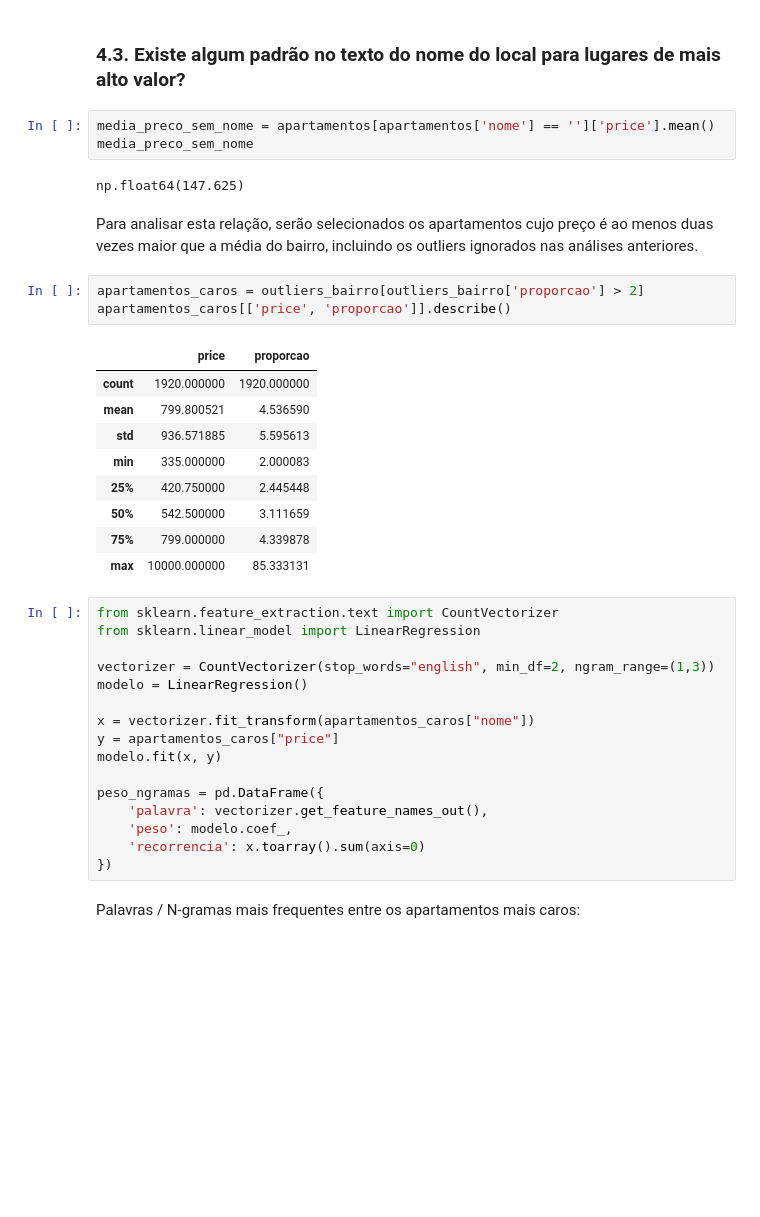
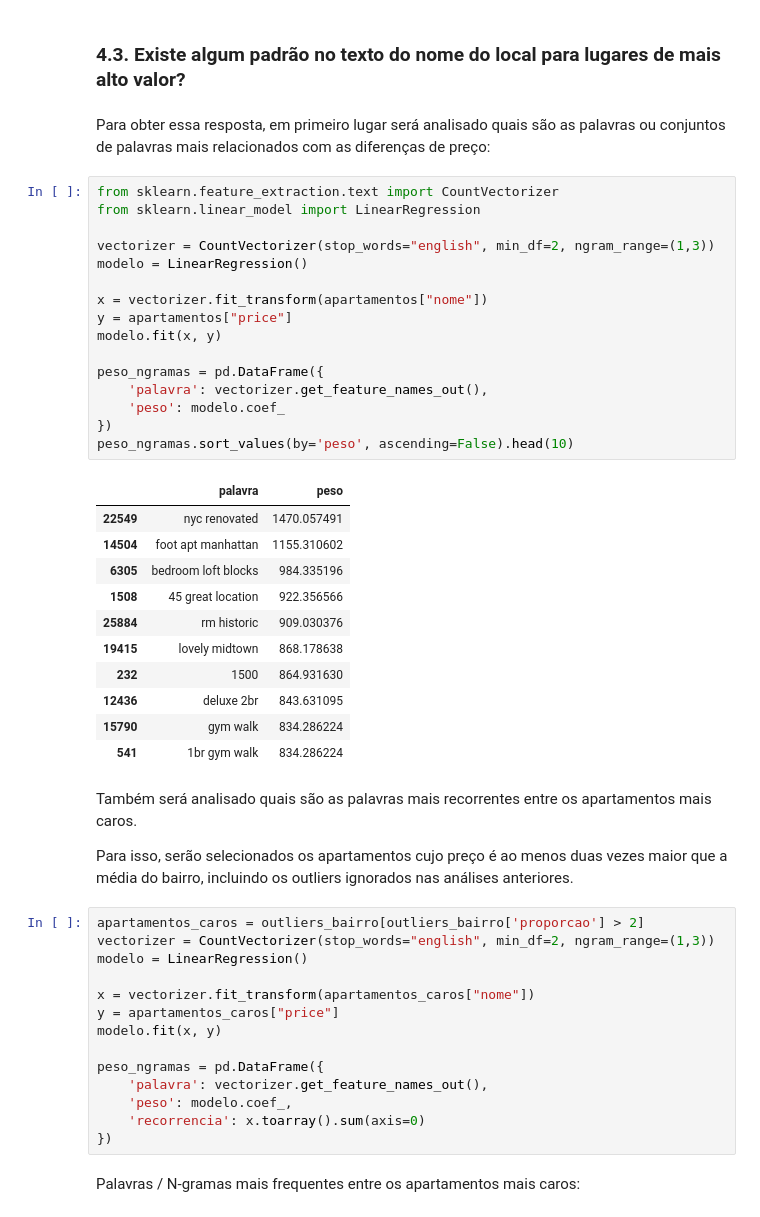
Before and after one commit to raphael-fleury/desafio-cd-lighthouse, a Jupyter notebook: analise.ipynb, the cells around one changed output. Drawn from its saved outputs; the diff is of its cells as text; blank space fills up the shorter version.

Commit message:
analisando os nomes tanto dos apartamentos mais caros quanto dos comuns

```diff
--- a/analise.ipynb
+++ b/analise.ipynb
@@ -499,30 +499,42 @@ plt.show()
 Conclusão: tanto pelos números quanto no gráfico é possível identificar que esses fatores influenciam muito pouco no preço
 # %% [markdown]
 ### 4.3. Existe algum padrão no texto do nome do local para lugares de mais alto valor?
-# %%
-media_preco_sem_nome = apartamentos[apartamentos['nome'] == '']['price'].mean()
-media_preco_sem_nome
-# %% [output]
-np.float64(147.625)
+# %% [markdown]
+Para obter essa resposta, em primeiro lugar será analisado quais são as palavras ou conjuntos de palavras mais relacionados com as diferenças de preço:
+# %%
+from sklearn.feature_extraction.text import CountVectorizer
+from sklearn.linear_model import LinearRegression
+
+vectorizer = CountVectorizer(stop_words="english", min_df=2, ngram_range=(1,3))
+modelo = LinearRegression()
+
+x = vectorizer.fit_transform(apartamentos["nome"])
+y = apartamentos["price"]
+modelo.fit(x, y)
+
+peso_ngramas = pd.DataFrame({
+    'palavra': vectorizer.get_feature_names_out(),
+    'peso': modelo.coef_
+})
+peso_ngramas.sort_values(by='peso', ascending=False).head(10)
+# %% [output]
+|  | palavra | peso |
+| 22549 | nyc renovated | 1470.057491 |
+| 14504 | foot apt manhattan | 1155.310602 |
+| 6305 | bedroom loft blocks | 984.335196 |
+| 1508 | 45 great location | 922.356566 |
+| 25884 | rm historic | 909.030376 |
+| 19415 | lovely midtown | 868.178638 |
+| 232 | 1500 | 864.931630 |
+| 12436 | deluxe 2br | 843.631095 |
+| 15790 | gym walk | 834.286224 |
+| 541 | 1br gym walk | 834.286224 |
 # %% [markdown]
-Para analisar esta relação, serão selecionados os apartamentos cujo preço é ao menos duas vezes maior que a média do bairro, incluindo os outliers ignorados nas análises anteriores.
+Também será analisado quais são as palavras mais recorrentes entre os apartamentos mais caros.
+
+Para isso, serão selecionados os apartamentos cujo preço é ao menos duas vezes maior que a média do bairro, incluindo os outliers ignorados nas análises anteriores.
-# %%
-apartamentos_caros = outliers_bairro[outliers_bairro['proporcao'] > 2]
-apartamentos_caros[['price', 'proporcao']].describe()
-# %% [output]
-|  | price | proporcao |
-| count | 1920.000000 | 1920.000000 |
-| mean | 799.800521 | 4.536590 |
-| std | 936.571885 | 5.595613 |
-| min | 335.000000 | 2.000083 |
-| 25% | 420.750000 | 2.445448 |
-| 50% | 542.500000 | 3.111659 |
-| 75% | 799.000000 | 4.339878 |
-| max | 10000.000000 | 85.333131 |
 # %%
-from sklearn.feature_extraction.text import CountVectorizer
-from sklearn.linear_model import LinearRegression
-
+apartamentos_caros = outliers_bairro[outliers_bairro['proporcao'] > 2]
 vectorizer = CountVectorizer(stop_words="english", min_df=2, ngram_range=(1,3))
 modelo = LinearRegression()
 
```
Also changed, not shown: parts of 2 cells of this notebook.
